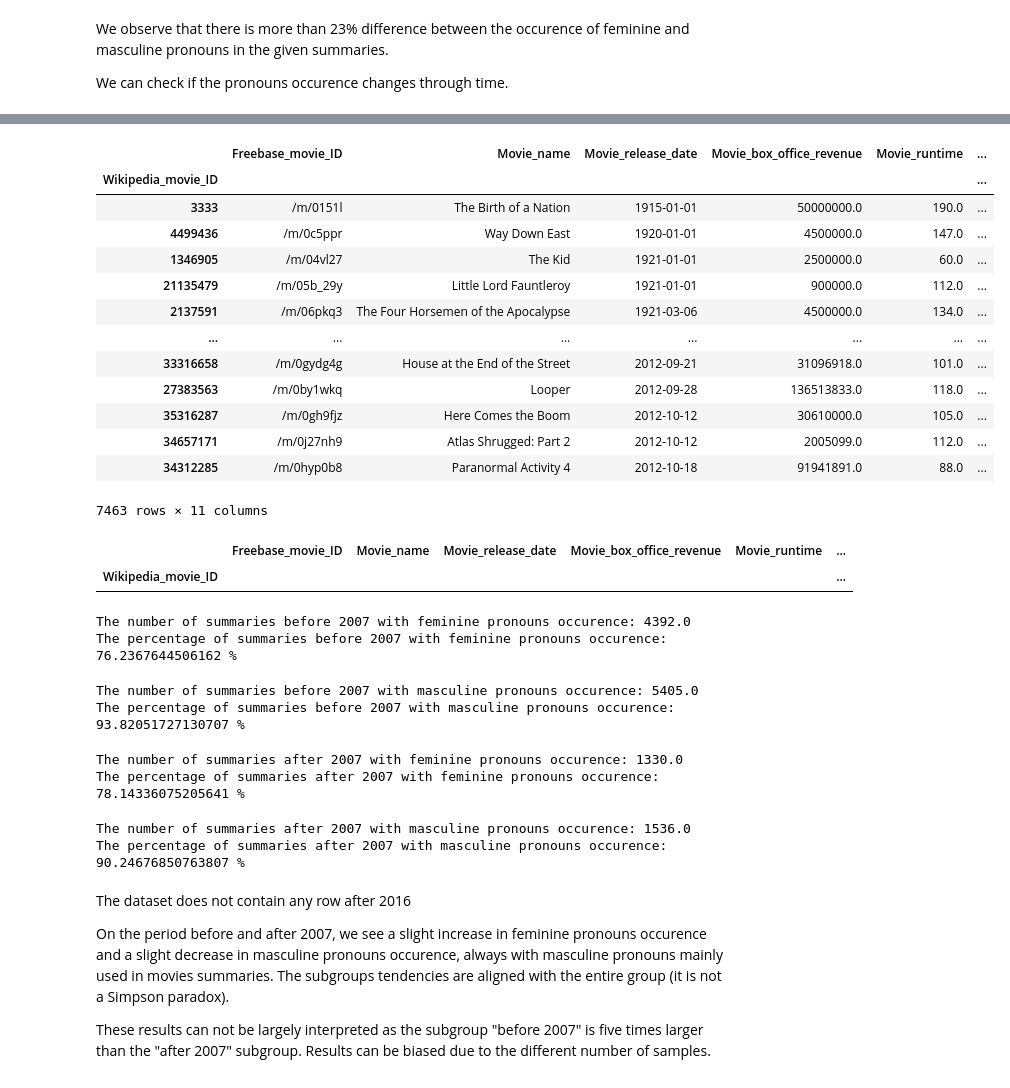
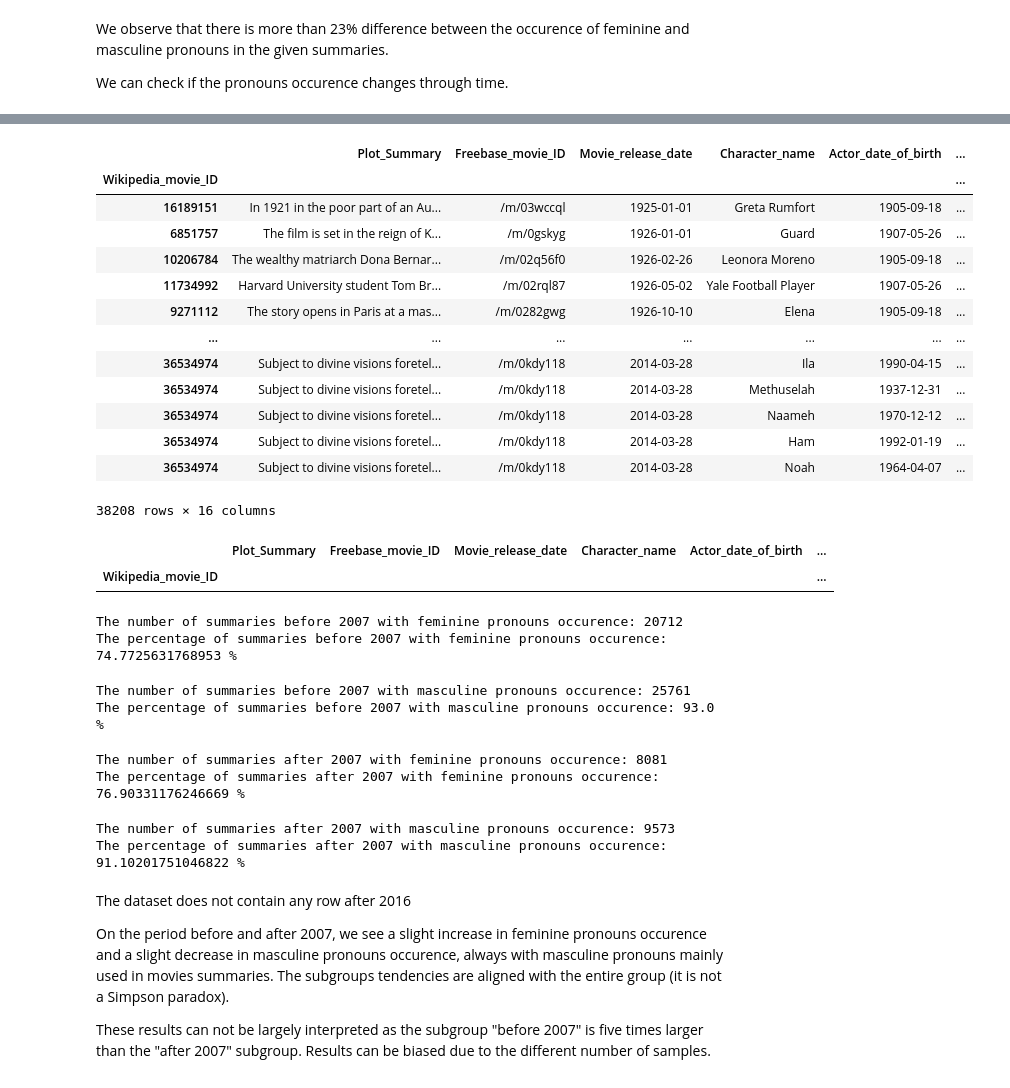
Before and after one commit to epfl-ada/ada-2022-project-cyga, a Jupyter notebook: preprocessing.ipynb, the cells around one changed output, grey strips where cells are left out. Cells and saved outputs as stored; diff of their text form; code cells hidden in the pictures.

Commit message:
fix join problems

```diff
--- a/preprocessing.ipynb
+++ b/preprocessing.ipynb
@@ -920,7 +910,6 @@ we will consider 192794 characters and 23068 movies
 # %%
 #merge character metadata with plot summaries
 
-plot_summaries = plot_summaries.join(character_metadata, on='Wikipedia_movie_ID')
 plot_summaries=plot_summaries.dropna()
 plot_summaries
 # %% [output]
@@ -1069,26 +1068,25 @@ We can check if the pronouns occurence changes through time.
 # %%
 # add a release date column to the plot_summaries dataset
 
-summaries_with_date = movie_metadata_filt.join(plot_summaries) #there were more summaries than given movies
-summaries_with_date = summaries_with_date.dropna()
+summaries_with_date = plot_summaries.dropna()
 summaries_with_date["Movie_release_date"] = pd.to_datetime(summaries_with_date["Movie_release_date"],errors='coerce')
 summaries_with_date = summaries_with_date.sort_values(by="Movie_release_date")
 summaries_with_date
 # %% [output]
-|  | Freebase_movie_ID | Movie_name | Movie_release_date | Movie_box_office_revenue | Movie_runtime | ... |
+|  | Plot_Summary | Freebase_movie_ID | Movie_release_date | Character_name | Actor_date_of_birth | ... |
 | Wikipedia_movie_ID |  |  |  |  |  | ... |
-| 3333 | /m/0151l | The Birth of a Nation | 1915-01-01 | 50000000.0 | 190.0 | ... |
-| 4499436 | /m/0c5ppr | Way Down East | 1920-01-01 | 4500000.0 | 147.0 | ... |
-| 1346905 | /m/04vl27 | The Kid | 1921-01-01 | 2500000.0 | 60.0 | ... |
-| 21135479 | /m/05b_29y | Little Lord Fauntleroy | 1921-01-01 | 900000.0 | 112.0 | ... |
-| 2137591 | /m/06pkq3 | The Four Horsemen of the Apocalypse | 1921-03-06 | 4500000.0 | 134.0 | ... |
+| 16189151 | In 1921 in the poor part of an Au... | /m/03wccql | 1925-01-01 | Greta Rumfort | 1905-09-18 | ... |
+| 6851757 | The film is set in the reign of K... | /m/0gskyg | 1926-01-01 | Guard | 1907-05-26 | ... |
+| 10206784 | The wealthy matriarch Dona Bernar... | /m/02q56f0 | 1926-02-26 | Leonora Moreno | 1905-09-18 | ... |
+| 11734992 | Harvard University student Tom Br... | /m/02rql87 | 1926-05-02 | Yale Football Player | 1907-05-26 | ... |
+| 9271112 | The story opens in Paris at a mas... | /m/0282gwg | 1926-10-10 | Elena | 1905-09-18 | ... |
 | ... | ... | ... | ... | ... | ... | ... |
-| 33316658 | /m/0gydg4g | House at the End of the Street | 2012-09-21 | 31096918.0 | 101.0 | ... |
-| 27383563 | /m/0by1wkq | Looper | 2012-09-28 | 136513833.0 | 118.0 | ... |
-| 35316287 | /m/0gh9fjz | Here Comes the Boom | 2012-10-12 | 30610000.0 | 105.0 | ... |
-| 34657171 | /m/0j27nh9 | Atlas Shrugged: Part 2 | 2012-10-12 | 2005099.0 | 112.0 | ... |
-| 34312285 | /m/0hyp0b8 | Paranormal Activity 4 | 2012-10-18 | 91941891.0 | 88.0 | ... |
+| 36534974 | Subject to divine visions foretel... | /m/0kdy118 | 2014-03-28 | Ila | 1990-04-15 | ... |
+| 36534974 | Subject to divine visions foretel... | /m/0kdy118 | 2014-03-28 | Methuselah | 1937-12-31 | ... |
+| 36534974 | Subject to divine visions foretel... | /m/0kdy118 | 2014-03-28 | Naameh | 1970-12-12 | ... |
+| 36534974 | Subject to divine visions foretel... | /m/0kdy118 | 2014-03-28 | Ham | 1992-01-19 | ... |
+| 36534974 | Subject to divine visions foretel... | /m/0kdy118 | 2014-03-28 | Noah | 1964-04-07 | ... |
-7463 rows × 11 columns
+38208 rows × 16 columns
 # %%
 #split dataset into three parts: before 2007, between 2007 and 2016, and after 2016
 
@@ -1097,32 +1095,32 @@ summaries_2007 = summaries_with_date[(summaries_with_date["Movie_release_date"]
 summaries_2016 = summaries_with_date[summaries_with_date["Movie_release_date"] >= "2016-01-01"]
 summaries_2016
 # %% [output]
-|  | Freebase_movie_ID | Movie_name | Movie_release_date | Movie_box_office_revenue | Movie_runtime | ... |
+|  | Plot_Summary | Freebase_movie_ID | Movie_release_date | Character_name | Actor_date_of_birth | ... |
 | Wikipedia_movie_ID |  |  |  |  |  | ... |
 # %%
 print('The number of summaries before 2007 with feminine pronouns occurence:', sum(summaries_before2007["fem_pronoun"]))
 print('The percentage of summaries before 2007 with feminine pronouns occurence:', 100*(sum(summaries_before2007["fem_pronoun"]))/ len(summaries_before2007), "%")
 # %% [output]
-The number of summaries before 2007 with feminine pronouns occurence: 4392.0
-The percentage of summaries before 2007 with feminine pronouns occurence: 76.2367644506162 %
+The number of summaries before 2007 with feminine pronouns occurence: 20712
+The percentage of summaries before 2007 with feminine pronouns occurence: 74.7725631768953 %
 # %%
 print('The number of summaries before 2007 with masculine pronouns occurence:', sum(summaries_before2007["masc_pronoun"]))
 print('The percentage of summaries before 2007 with masculine pronouns occurence:', 100*(sum(summaries_before2007["masc_pronoun"]))/ len(summaries_before2007), "%")
 # %% [output]
-The number of summaries before 2007 with masculine pronouns occurence: 5405.0
-The percentage of summaries before 2007 with masculine pronouns occurence: 93.82051727130707 %
+The number of summaries before 2007 with masculine pronouns occurence: 25761
+The percentage of summaries before 2007 with masculine pronouns occurence: 93.0 %
 # %%
 print('The number of summaries after 2007 with feminine pronouns occurence:', sum(summaries_2007["fem_pronoun"]))
 print('The percentage of summaries after 2007 with feminine pronouns occurence:', 100*(sum(summaries_2007["fem_pronoun"]))/ len(summaries_2007), "%")
 # %% [output]
-The number of summaries after 2007 with feminine pronouns occurence: 1330.0
-The percentage of summaries after 2007 with feminine pronouns occurence: 78.14336075205641 %
+The number of summaries after 2007 with feminine pronouns occurence: 8081
+The percentage of summaries after 2007 with feminine pronouns occurence: 76.90331176246669 %
 # %%
 print('The number of summaries after 2007 with masculine pronouns occurence:', sum(summaries_2007["masc_pronoun"]))
 print('The percentage of summaries after 2007 with masculine pronouns occurence:', 100*(sum(summaries_2007["masc_pronoun"]))/ len(summaries_2007), "%")
 # %% [output]
-The number of summaries after 2007 with masculine pronouns occurence: 1536.0
-The percentage of summaries after 2007 with masculine pronouns occurence: 90.24676850763807 %
+The number of summaries after 2007 with masculine pronouns occurence: 9573
+The percentage of summaries after 2007 with masculine pronouns occurence: 91.10201751046822 %
 # %% [markdown]
 The dataset does not contain any row after 2016
 
```
Also changed, not shown: parts of 18 cells of this notebook.
